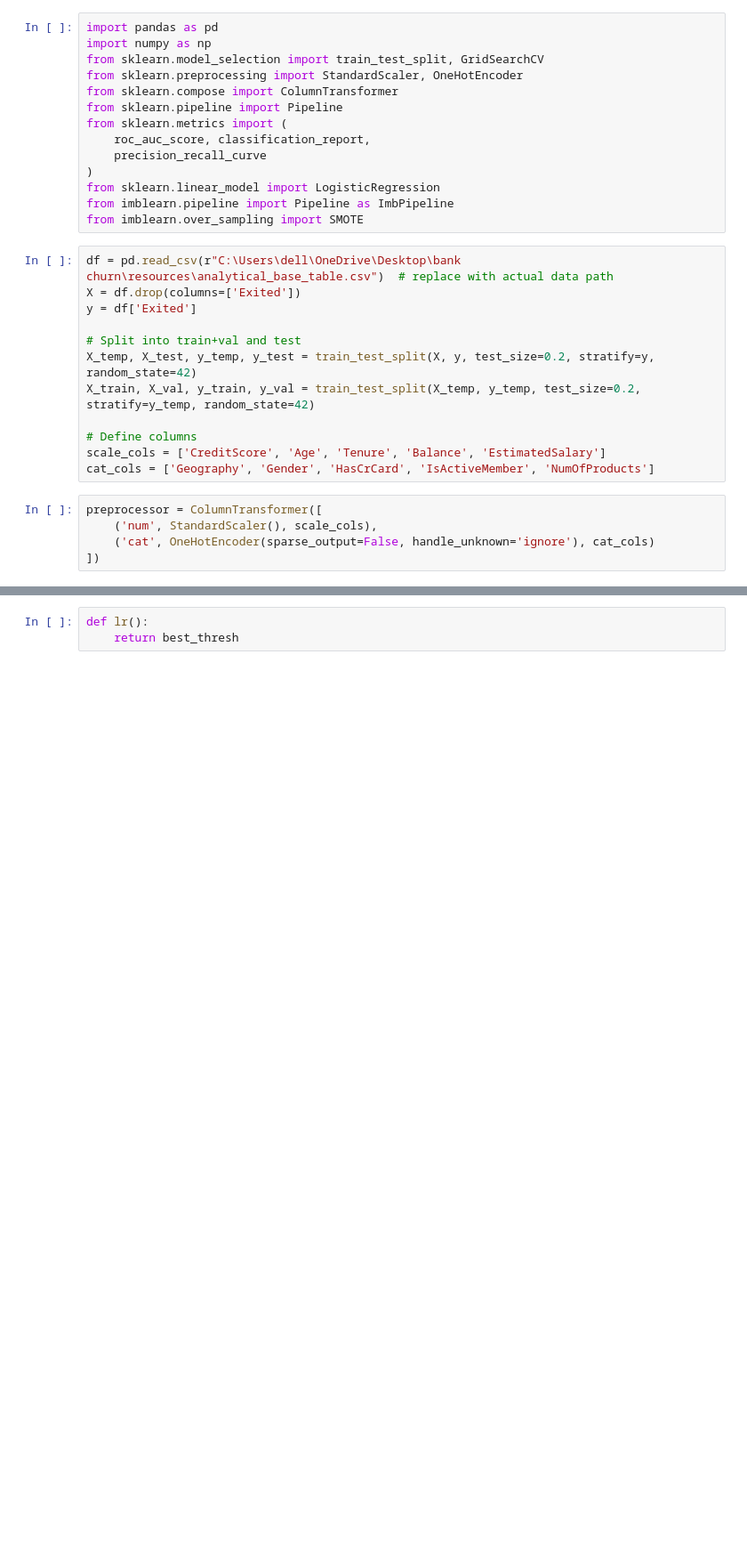
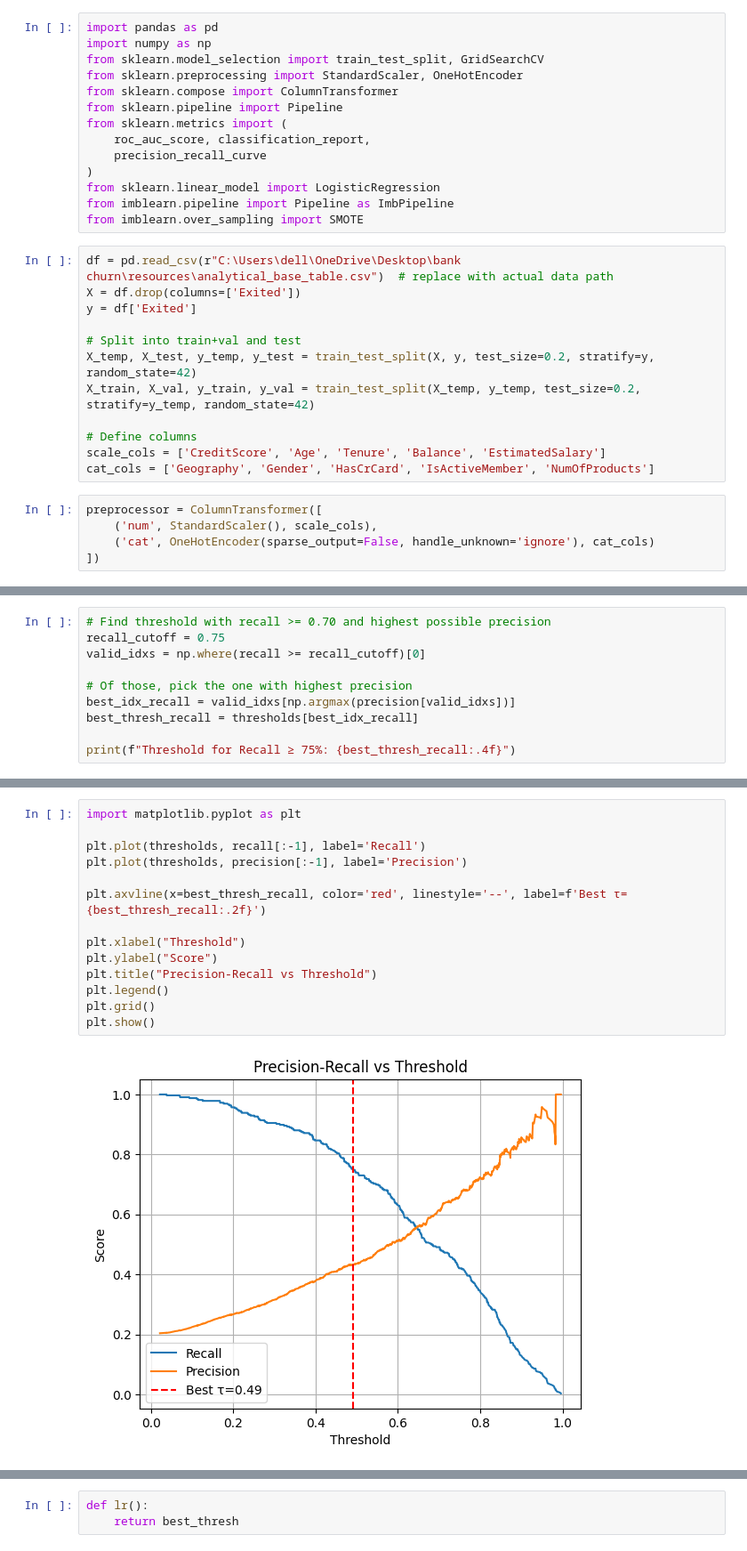
Before and after one commit to harnaiksahni1024/Bank_Churn_New, a Jupyter notebook: models_evaluation/LReg.ipynb, the cells around one changed output, grey strips where cells are left out. Shown at 89% size. Cells and saved outputs as stored; diff of their text form; blank space fills up the shorter version.

```diff
--- a/models_evaluation/LReg.ipynb
+++ b/models_evaluation/LReg.ipynb
@@ -74,0 +75,10 @@ Optimal Threshold (F1 max): 0.5821
+# %%
+# Find threshold with recall >= 0.70 and highest possible precision
+recall_cutoff = 0.75
+valid_idxs = np.where(recall >= recall_cutoff)[0]
+
+# Of those, pick the one with highest precision
+best_idx_recall = valid_idxs[np.argmax(precision[valid_idxs])]
+best_thresh_recall = thresholds[best_idx_recall]
+
+print(f"Threshold for Recall ≥ 75%: {best_thresh_recall:.4f}")
@@ -75,3 +103,19 @@ Optimal Threshold (F1 max): 0.5821
+# %%
+import matplotlib.pyplot as plt
+
+plt.plot(thresholds, recall[:-1], label='Recall')
+plt.plot(thresholds, precision[:-1], label='Precision')
+
+plt.axvline(x=best_thresh_recall, color='red', linestyle='--', label=f'Best τ={best_thresh_recall:.2f}')
+
+plt.xlabel("Threshold")
+plt.ylabel("Score")
+plt.title("Precision-Recall vs Threshold")
+plt.legend()
+plt.grid()
+plt.show()
+# %% [output]
+[figure, added]
 # %%
 probs_test = best_model.predict_proba(X_test)[:, 1]
 y_pred_test = (probs_test >= best_thresh).astype(int)
```
Also changed, not shown: parts of 12 cells of this notebook, 13 other files.
